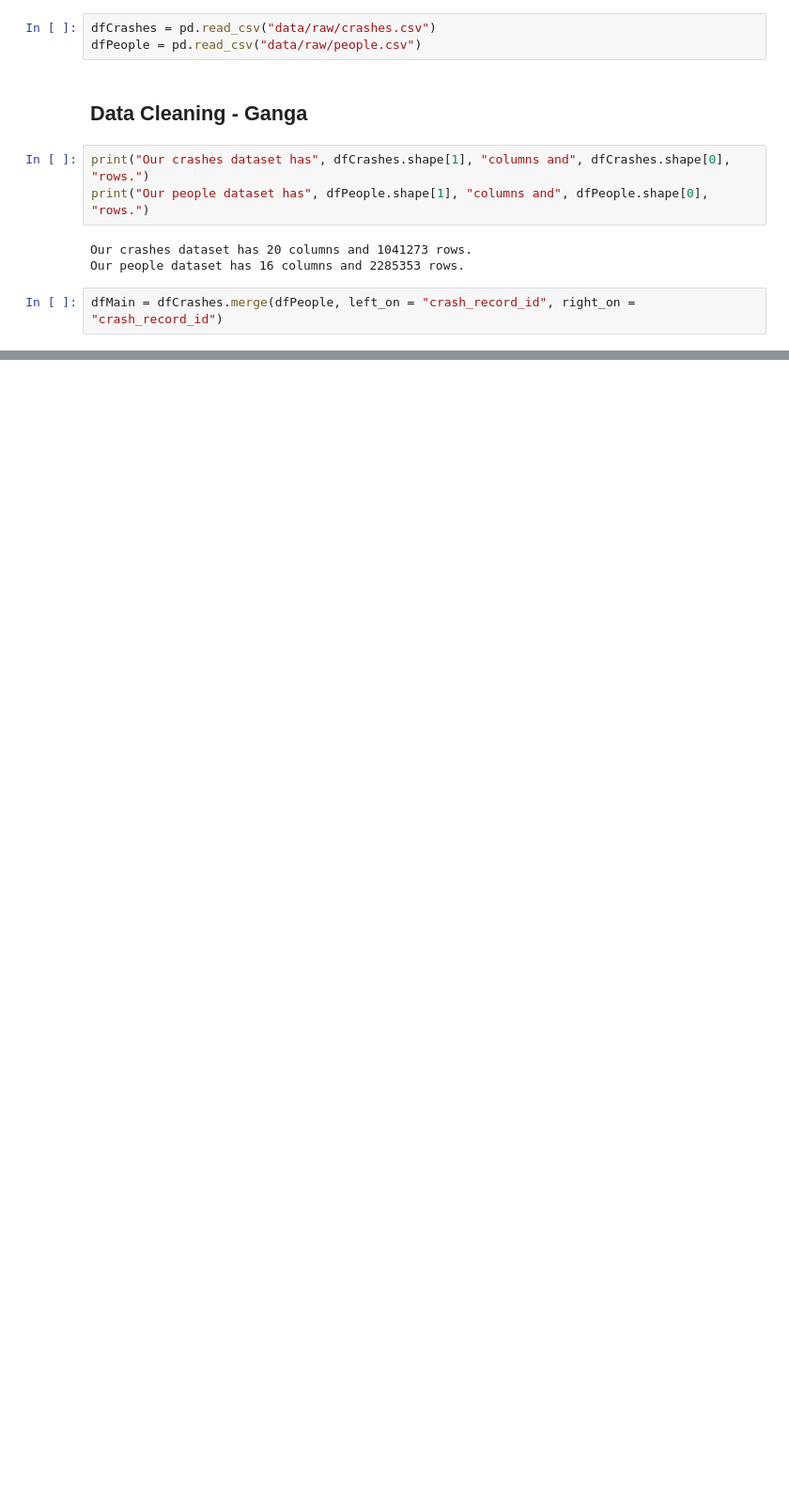
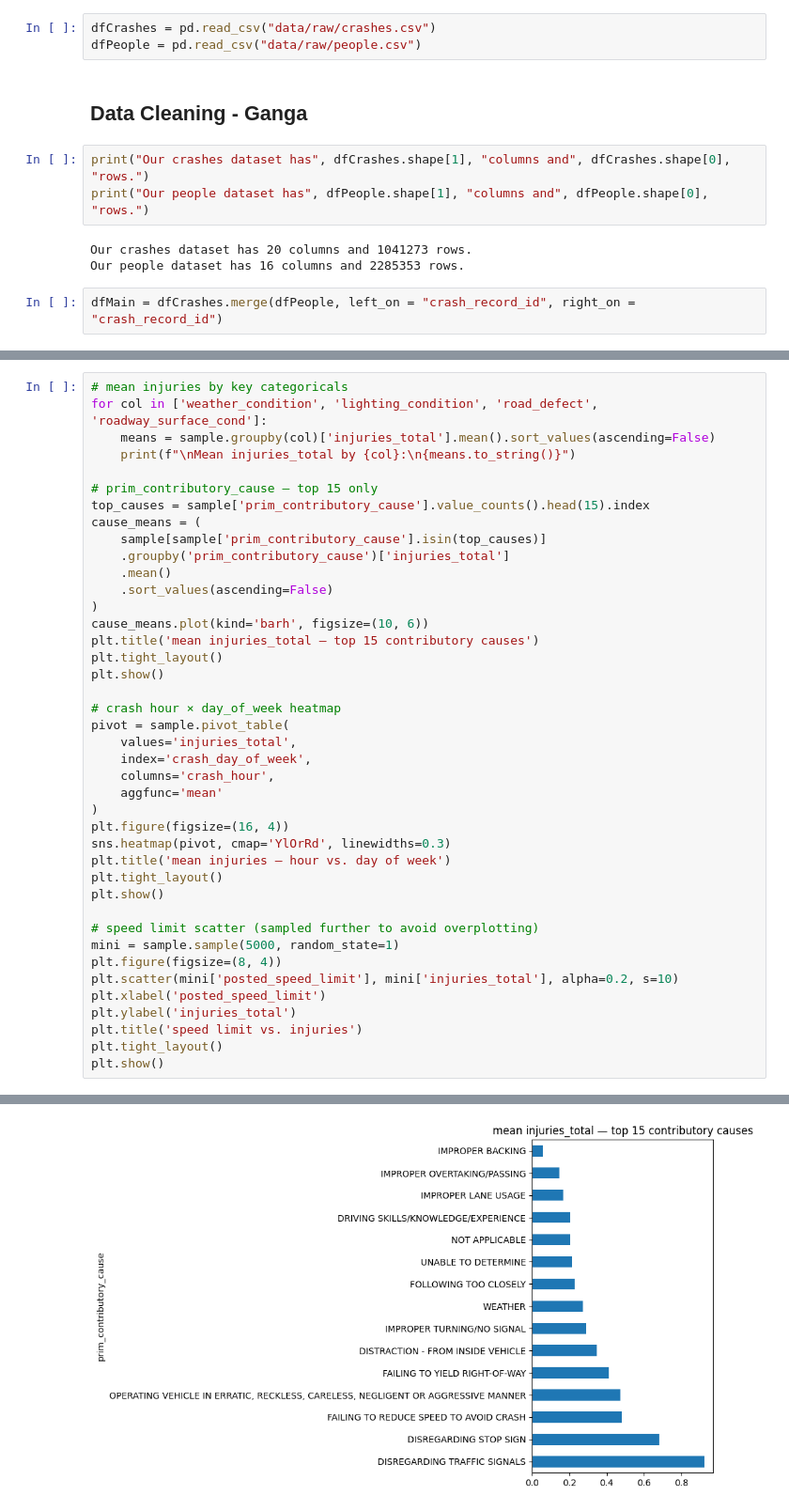
Before and after one commit to lukejm5/LG, a Jupyter notebook: ProjectCode.ipynb, the cells around one changed output, grey strips where cells are left out. Shown at 94% size. Drawn from its saved outputs; the diff is of its cells as text; blank space fills up the shorter version.

```diff
--- a/ProjectCode.ipynb
+++ b/ProjectCode.ipynb
@@ -268,0 +315,42 @@ memory usage: 32.3+ MB
+# %%
+# mean injuries by key categoricals
+for col in ['weather_condition', 'lighting_condition', 'road_defect', 'roadway_surface_cond']:
+    means = sample.groupby(col)['injuries_total'].mean().sort_values(ascending=False)
+    print(f"\nMean injuries_total by {col}:\n{means.to_string()}")
+
+# prim_contributory_cause — top 15 only
+top_causes = sample['prim_contributory_cause'].value_counts().head(15).index
+cause_means = (
+    sample[sample['prim_contributory_cause'].isin(top_causes)]
+    .groupby('prim_contributory_cause')['injuries_total']
+    .mean()
+    .sort_values(ascending=False)
+)
+cause_means.plot(kind='barh', figsize=(10, 6))
+plt.title('mean injuries_total — top 15 contributory causes')
+plt.tight_layout()
+plt.show()
+
+# crash hour × day_of_week heatmap
+pivot = sample.pivot_table(
+    values='injuries_total',
+    index='crash_day_of_week',
+    columns='crash_hour',
+    aggfunc='mean'
+)
+plt.figure(figsize=(16, 4))
+sns.heatmap(pivot, cmap='YlOrRd', linewidths=0.3)
+plt.title('mean injuries — hour vs. day of week')
+plt.tight_layout()
+plt.show()
+
+# speed limit scatter (sampled further to avoid overplotting)
+mini = sample.sample(5000, random_state=1)
+plt.figure(figsize=(8, 4))
+plt.scatter(mini['posted_speed_limit'], mini['injuries_total'], alpha=0.2, s=10)
+plt.xlabel('posted_speed_limit')
+plt.ylabel('injuries_total')
+plt.title('speed limit vs. injuries')
+plt.tight_layout()
+plt.show()
+# %% [output]
@@ -268,0 +374 @@ memory usage: 32.3+ MB
+[figure, added]
```
Also changed, not shown: parts of 29 cells of this notebook.
